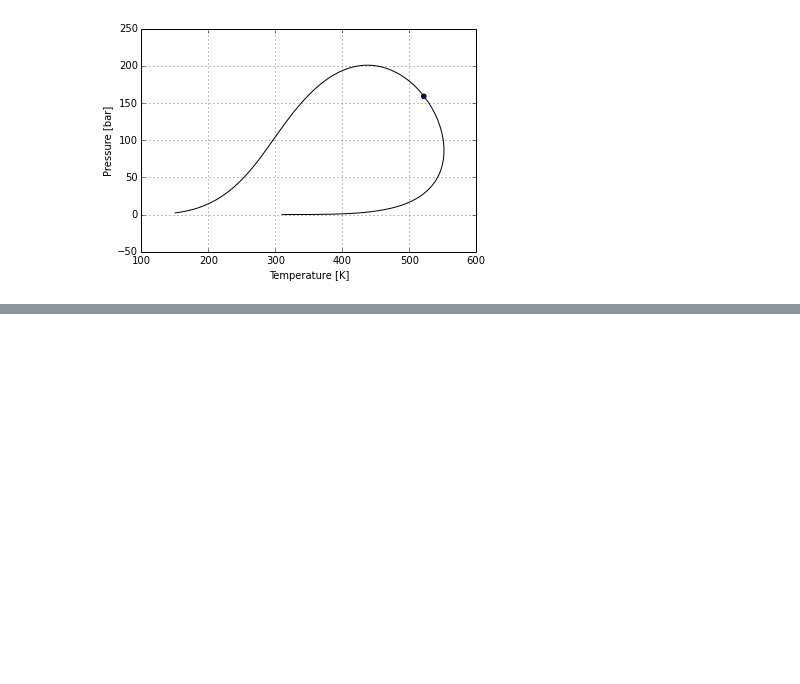
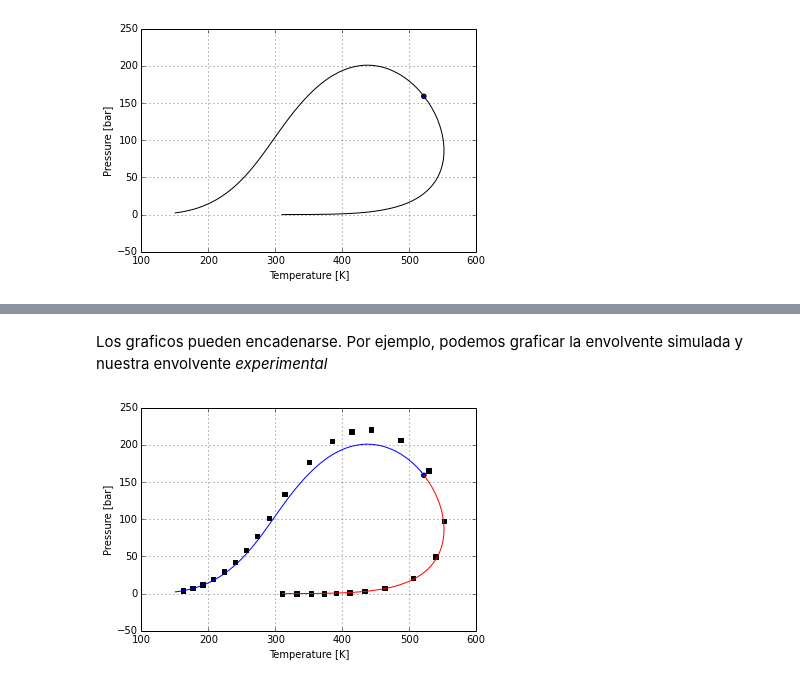
Before and after one commit to phasety/sur, a Jupyter notebook: examples/basic_envelope.ipynb, the cells around one changed output, grey strips where cells are left out. Drawn from its saved outputs; the diff is of its cells as text; code cells hidden in the pictures; blank space fills up the shorter version.

```diff
--- a/examples/basic_envelope.ipynb
+++ b/examples/basic_envelope.ipynb
@@ -59,0 +112,6 @@ env.plot(fig)
+# %% [markdown]
+Los graficos pueden encadenarse. Por ejemplo, podemos graficar la envolvente simulada y nuestra envolvente *experimental*
+# %%
+env.plot(exp_fig)
+# %% [output]
+[figure, added]
```
Also changed, not shown: parts of 28 cells of this notebook, 2 other files.
